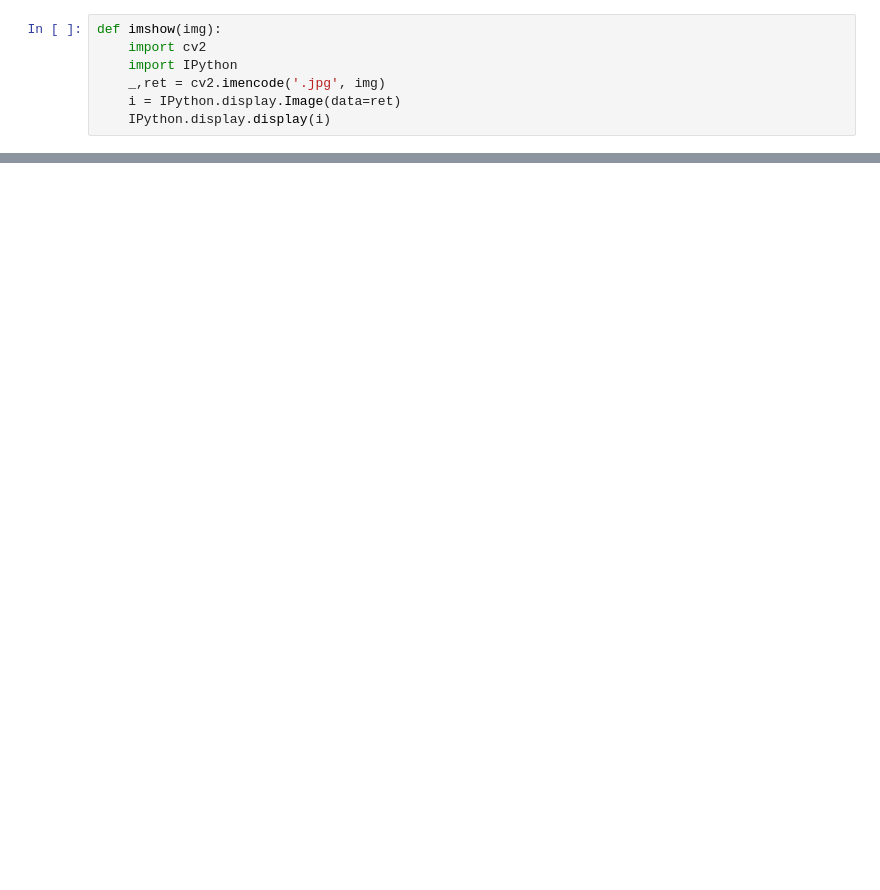
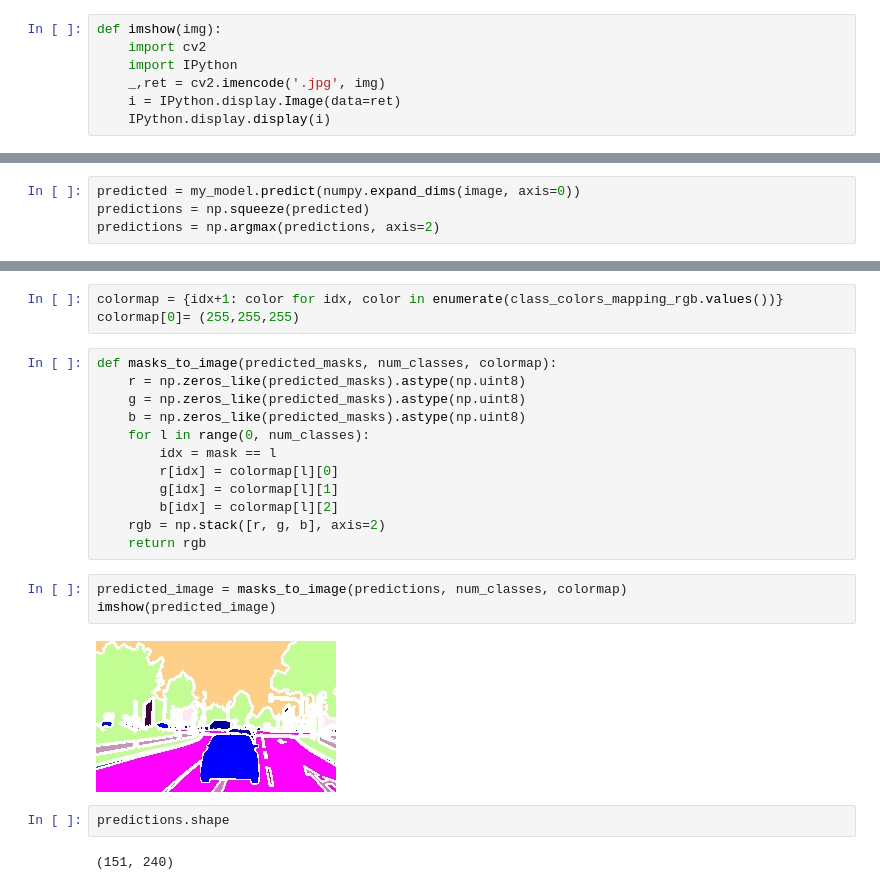
Before and after one commit to jprusakiewicz/A2D2_semantic_segmentation, a Jupyter notebook: draft_notebooks/unet_1.ipynb, the cells around one changed output, grey strips where cells are left out. Cells and saved outputs as stored; diff of their text form; blank space fills up the shorter version.

```diff
--- a/draft_notebooks/unet_1.ipynb
+++ b/draft_notebooks/unet_1.ipynb
@@ -169,0 +248,4 @@ my_model.fit(x=numpy.expand_dims(image, axis=0), y=numpy.expand_dims(label, axis
+# %%
+predicted = my_model.predict(numpy.expand_dims(image, axis=0))
+predictions = np.squeeze(predicted)
+predictions = np.argmax(predictions, axis=2)
@@ -169,0 +254,24 @@ my_model.fit(x=numpy.expand_dims(image, axis=0), y=numpy.expand_dims(label, axis
+# %%
+colormap = {idx+1: color for idx, color in enumerate(class_colors_mapping_rgb.values())}
+colormap[0]= (255,255,255)
+# %%
+def masks_to_image(predicted_masks, num_classes, colormap):
+    r = np.zeros_like(predicted_masks).astype(np.uint8)
+    g = np.zeros_like(predicted_masks).astype(np.uint8)
+    b = np.zeros_like(predicted_masks).astype(np.uint8)
+    for l in range(0, num_classes):
+        idx = mask == l
+        r[idx] = colormap[l][0]
+        g[idx] = colormap[l][1]
+        b[idx] = colormap[l][2]
+    rgb = np.stack([r, g, b], axis=2)
+    return rgb
+# %%
+predicted_image = masks_to_image(predictions, num_classes, colormap)
+imshow(predicted_image)
+# %% [output]
+[figure, added]
+# %%
+predictions.shape
+# %% [output]
+(151, 240)
```
Also changed, not shown: parts of 18 cells of this notebook, 2 other files.
